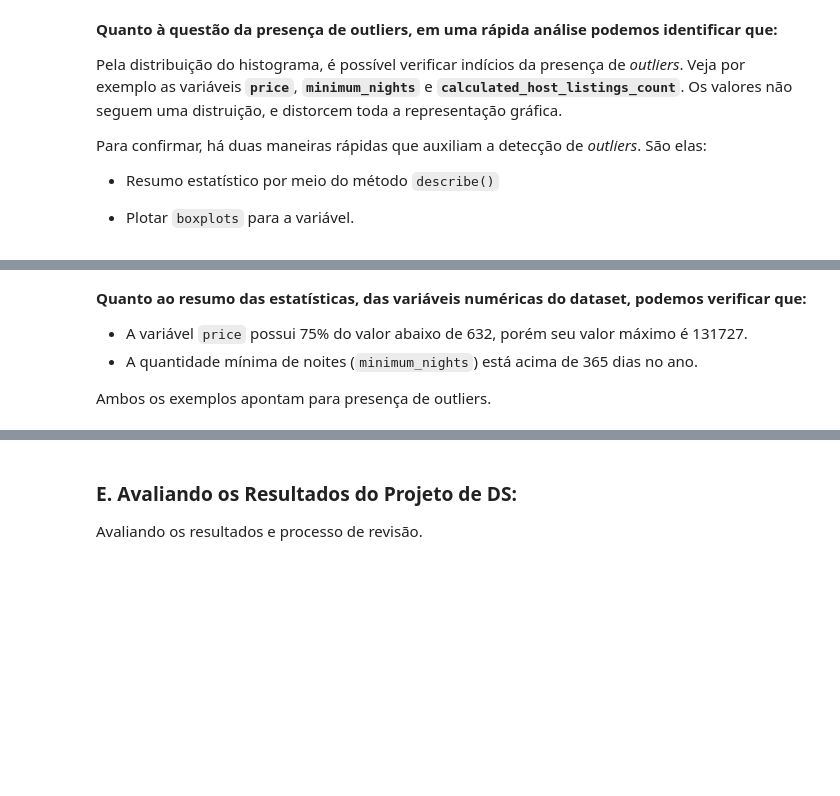
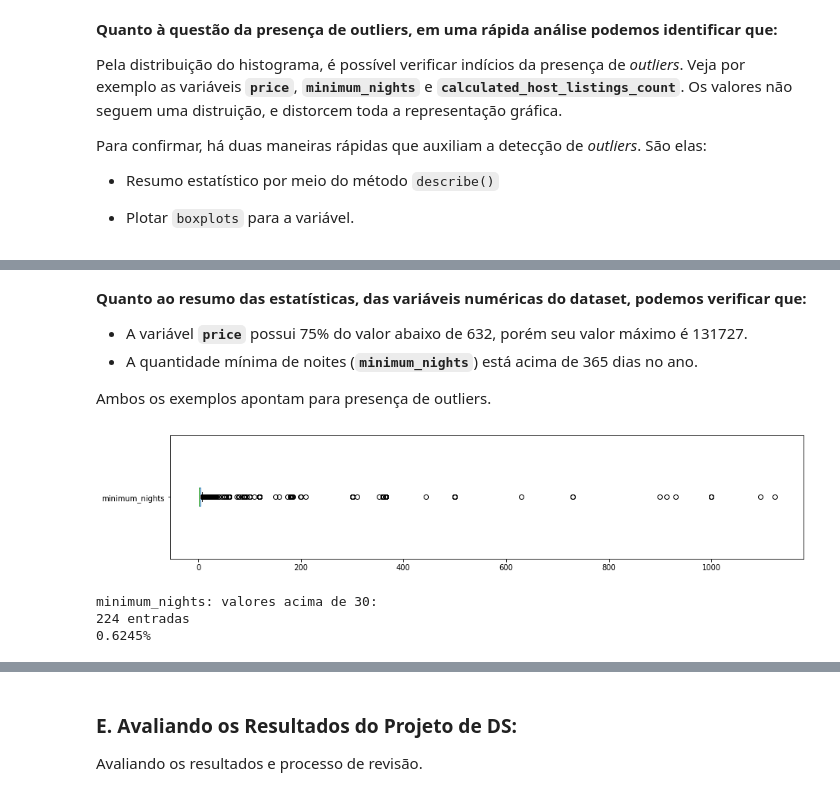
Before and after one commit to consultantleonardoferreira/Projetos-em-Data-Science, a Jupyter notebook: airbnb.ipynb, the cells around one changed output, grey strips where cells are left out. Cells and saved outputs as stored; diff of their text form; code cells hidden in the pictures; blank space fills up the shorter version.

```diff
--- a/airbnb.ipynb
+++ b/airbnb.ipynb
@@ -204,7 +205,23 @@ df[['price', 'minimum_nights', 'number_of_reviews', 'reviews_per_month',
 # %% [markdown]
 **Quanto ao resumo das estatísticas, das variáveis numéricas do dataset, podemos verificar que:**
 
-* A variável `price` possui 75% do valor abaixo de 632, porém seu valor máximo é 131727.
-* A quantidade mínima de noites (`minimum_nights`) está acima de 365 dias no ano.
+* A variável **`price`** possui 75% do valor abaixo de 632, porém seu valor máximo é 131727.
+* A quantidade mínima de noites (**`minimum_nights`**) está acima de 365 dias no ano.
 
 Ambos os exemplos apontam para presença de outliers.
+# %%
+# Construção do Boxplot para variável minimum_nights.
+
+df.minimum_nights.plot(kind='box', vert=False, figsize=(15, 3))
+plt.show()
+
+# Verificar a quantidade de valores acima de 30 dias para variável minimum_nights.
+
+print("minimum_nights: valores acima de 30:")
+print("{} entradas".format(len(df[df.minimum_nights > 30])))
+print("{:.4f}%".format((len(df[df.minimum_nights > 30]) / df.shape[0])*100))
+# %% [output]
+[figure, added]
+minimum_nights: valores acima de 30:
+224 entradas
+0.6245%
```
Also changed, not shown: parts of 21 cells of this notebook.
